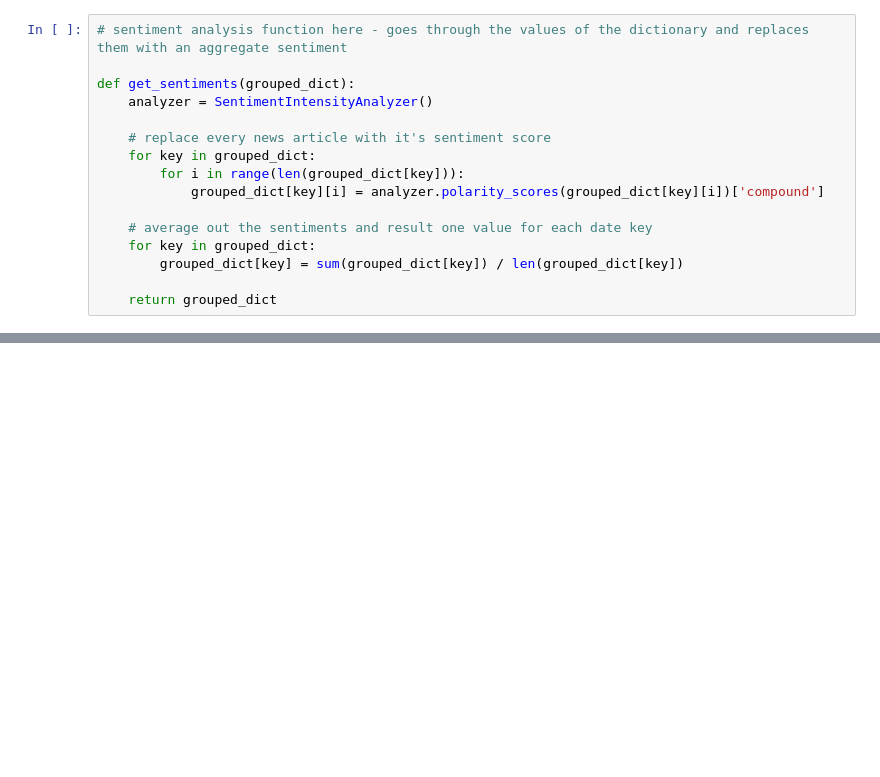
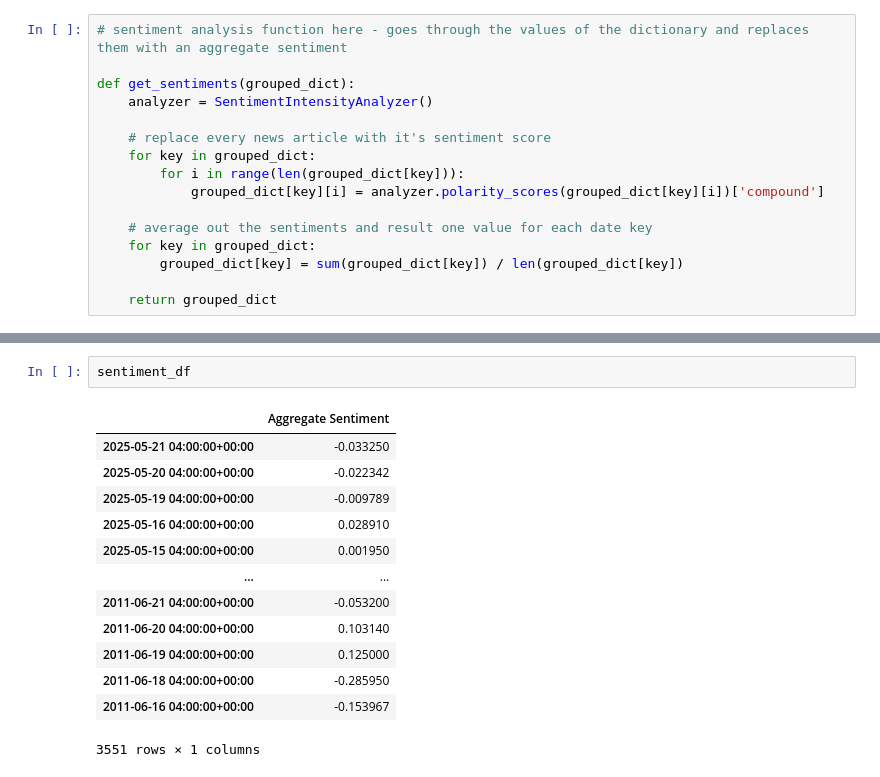
Before and after one commit to sid-081205/sentiment-project, a Jupyter notebook: data_collection.ipynb, the cells around one changed output, grey strips where cells are left out. Saved outputs shown, nothing was run; the diff lists cells and outputs as text; blank space fills up the shorter version.

```diff
--- a/data_collection.ipynb
+++ b/data_collection.ipynb
@@ -106,2 +144,18 @@ sentiment_df
+# %%
+sentiment_df
+# %% [output]
+|  | Aggregate Sentiment |
+| 2025-05-21 04:00:00+00:00 | -0.033250 |
+| 2025-05-20 04:00:00+00:00 | -0.022342 |
+| 2025-05-19 04:00:00+00:00 | -0.009789 |
+| 2025-05-16 04:00:00+00:00 | 0.028910 |
+| 2025-05-15 04:00:00+00:00 | 0.001950 |
+| ... | ... |
+| 2011-06-21 04:00:00+00:00 | -0.053200 |
+| 2011-06-20 04:00:00+00:00 | 0.103140 |
+| 2011-06-19 04:00:00+00:00 | 0.125000 |
+| 2011-06-18 04:00:00+00:00 | -0.285950 |
+| 2011-06-16 04:00:00+00:00 | -0.153967 |
+3551 rows × 1 columns
 # %%
 # pandas is lovely, it alligns everything by date, makes it easy to combine the databases - saving to a csv because my sql isn't working???
```
Also changed, not shown: parts of 9 cells of this notebook, 3 other files.
